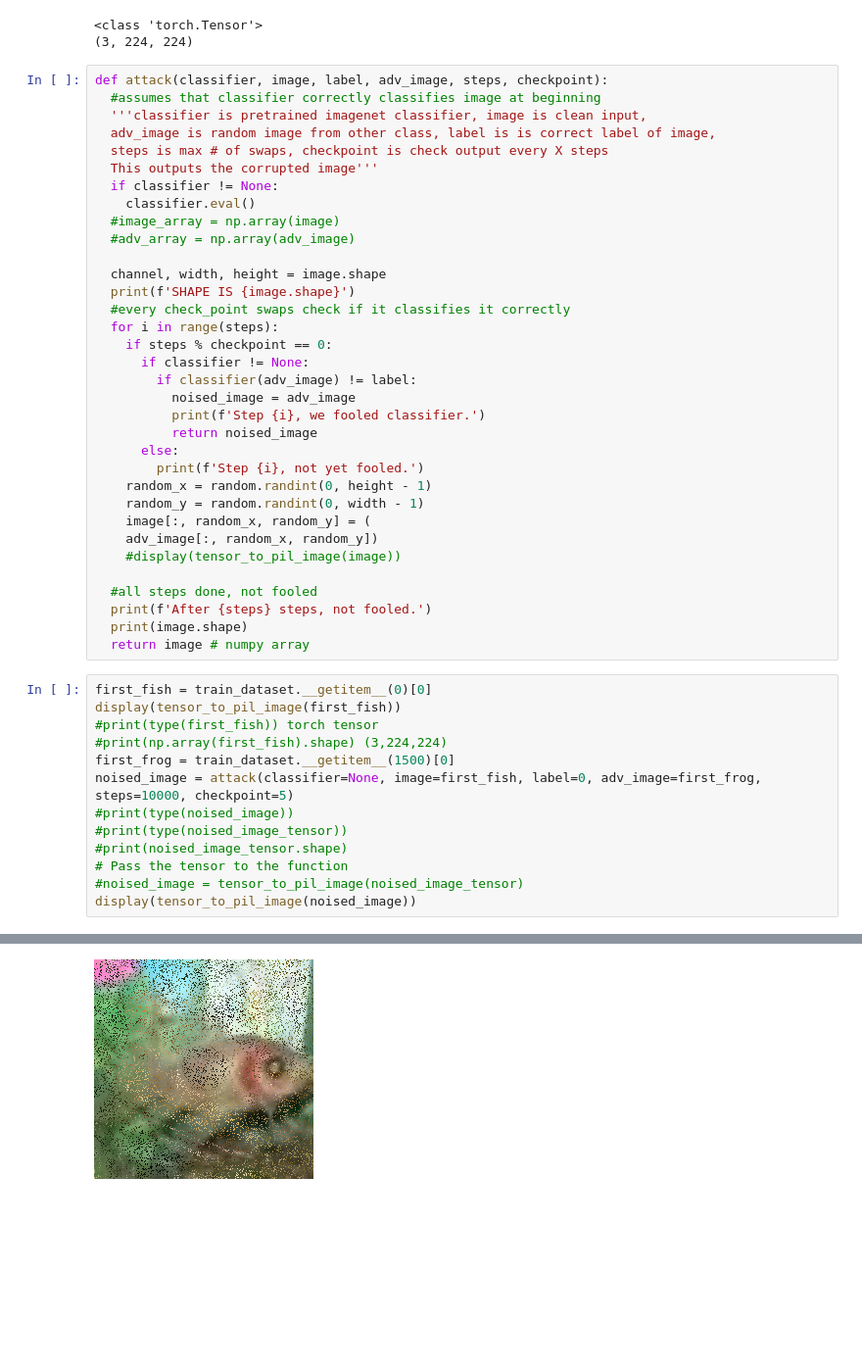
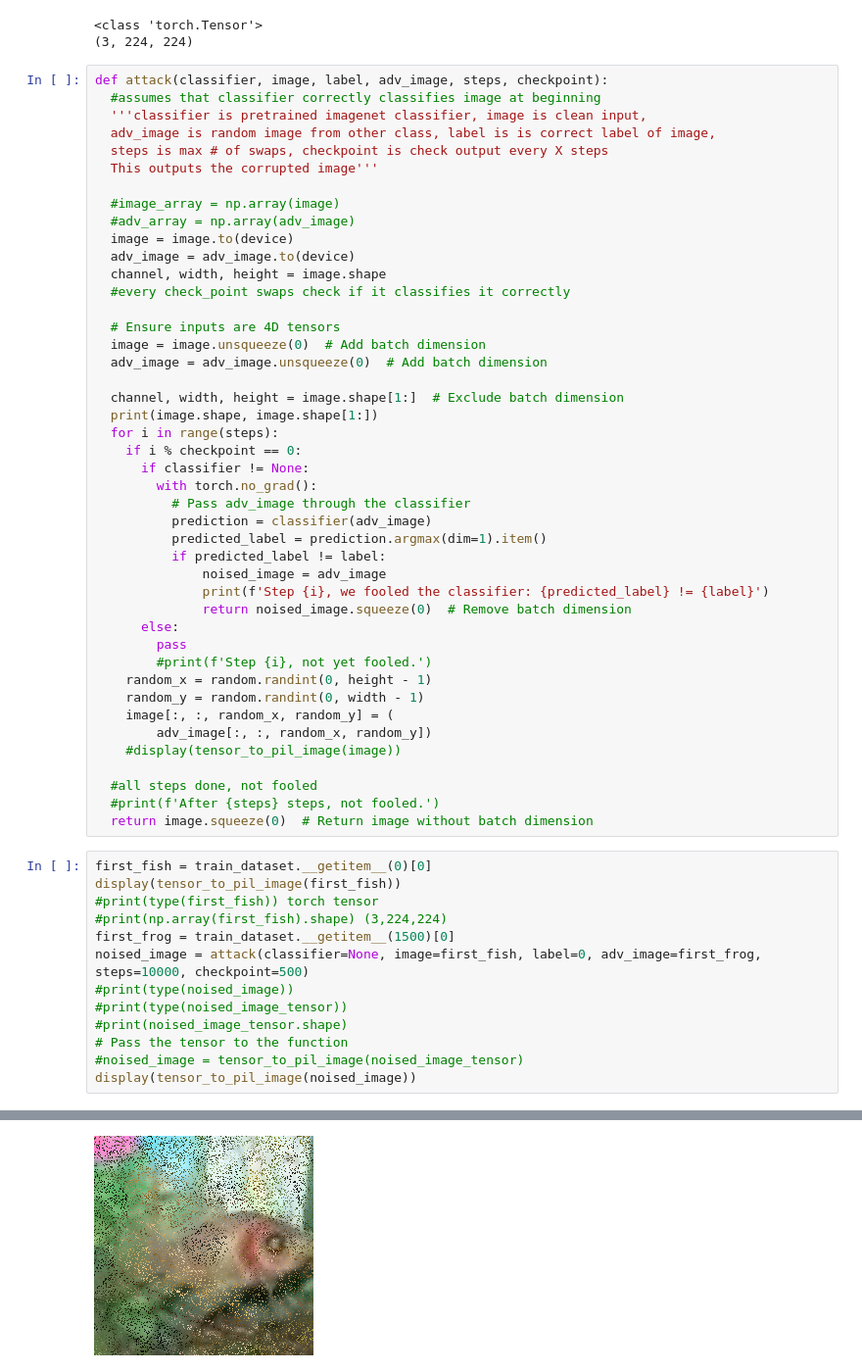
Before and after one commit to Zachary-Wenhao/IML-Team-Attack-Diffusion-Model, a Jupyter notebook: Dataset_generation.ipynb, the cells around one changed output, grey strips where cells are left out. Shown: that part at 98% size. Drawn from its saved outputs; the diff is of its cells as text; blank space fills up the shorter version.

```diff
--- a/Dataset_generation.ipynb
+++ b/Dataset_generation.ipynb
@@ -158,40 +158,50 @@ def attack(classifier, image, label, adv_image, steps, checkpoint):
   adv_image is random image from other class, label is is correct label of image,
   steps is max # of swaps, checkpoint is check output every X steps
   This outputs the corrupted image'''
-  if classifier != None:
-    classifier.eval()
+
   #image_array = np.array(image)
   #adv_array = np.array(adv_image)
+  image = image.to(device)
+  adv_image = adv_image.to(device)
+  channel, width, height = image.shape
+  #every check_point swaps check if it classifies it correctly
 
-  channel, width, height = image.shape
-  print(f'SHAPE IS {image.shape}')
-  #every check_point swaps check if it classifies it correctly
+  # Ensure inputs are 4D tensors
+  image = image.unsqueeze(0)  # Add batch dimension
+  adv_image = adv_image.unsqueeze(0)  # Add batch dimension
+
+  channel, width, height = image.shape[1:]  # Exclude batch dimension
+  print(image.shape, image.shape[1:])
   for i in range(steps):
-    if steps % checkpoint == 0:
+    if i % checkpoint == 0:
       if classifier != None:
-        if classifier(adv_image) != label:
-          noised_image = adv_image
-          print(f'Step {i}, we fooled classifier.')
-          return noised_image
+        with torch.no_grad():
+          # Pass adv_image through the classifier
+          prediction = classifier(adv_image)
+          predicted_label = prediction.argmax(dim=1).item()
+          if predicted_label != label:
+              noised_image = adv_image
+              print(f'Step {i}, we fooled the classifier: {predicted_label} != {label}')
+              return noised_image.squeeze(0)  # Remove batch dimension
       else:
-        print(f'Step {i}, not yet fooled.')
+        pass
+        #print(f'Step {i}, not yet fooled.')
     random_x = random.randint(0, height - 1)
     random_y = random.randint(0, width - 1)
-    image[:, random_x, random_y] = (
-    adv_image[:, random_x, random_y])
+    image[:, :, random_x, random_y] = (
+        adv_image[:, :, random_x, random_y])
     #display(tensor_to_pil_image(image))
 
   #all steps done, not fooled
-  print(f'After {steps} steps, not fooled.')
-  print(image.shape)
-  return image # numpy array
+  #print(f'After {steps} steps, not fooled.')
+  return image.squeeze(0)  # Return image without batch dimension
 # %%
 first_fish = train_dataset.__getitem__(0)[0]
 display(tensor_to_pil_image(first_fish))
 #print(type(first_fish)) torch tensor
 #print(np.array(first_fish).shape) (3,224,224)
 first_frog = train_dataset.__getitem__(1500)[0]
-noised_image = attack(classifier=None, image=first_fish, label=0, adv_image=first_frog, steps=10000, checkpoint=5)
+noised_image = attack(classifier=None, image=first_fish, label=0, adv_image=first_frog, steps=10000, checkpoint=500)
 #print(type(noised_image))
 #print(type(noised_image_tensor))
 #print(noised_image_tensor.shape)
@@ -220 +230 @@ torch.Size([3, 224, 224])
-[figure, old version]
+[figure, new version]
```
Also changed, not shown: parts of 5 cells of this notebook.
